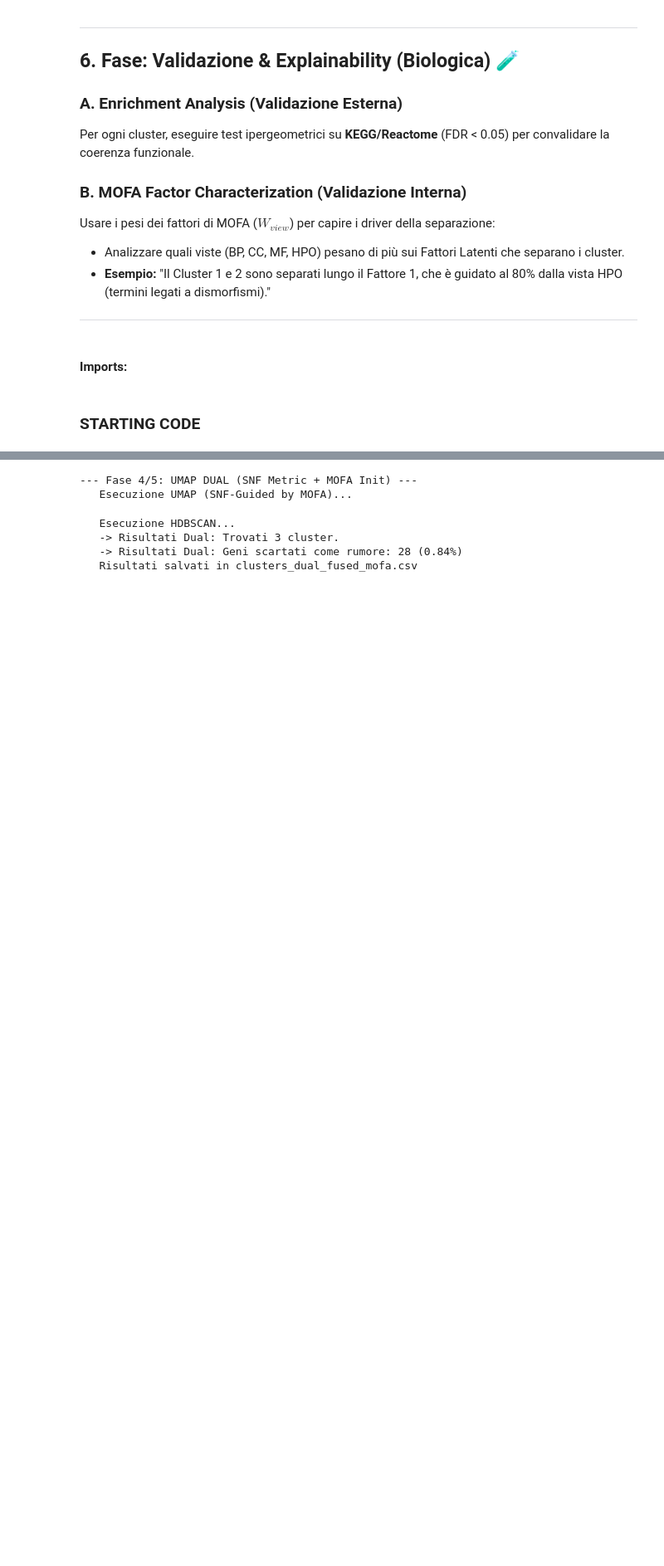
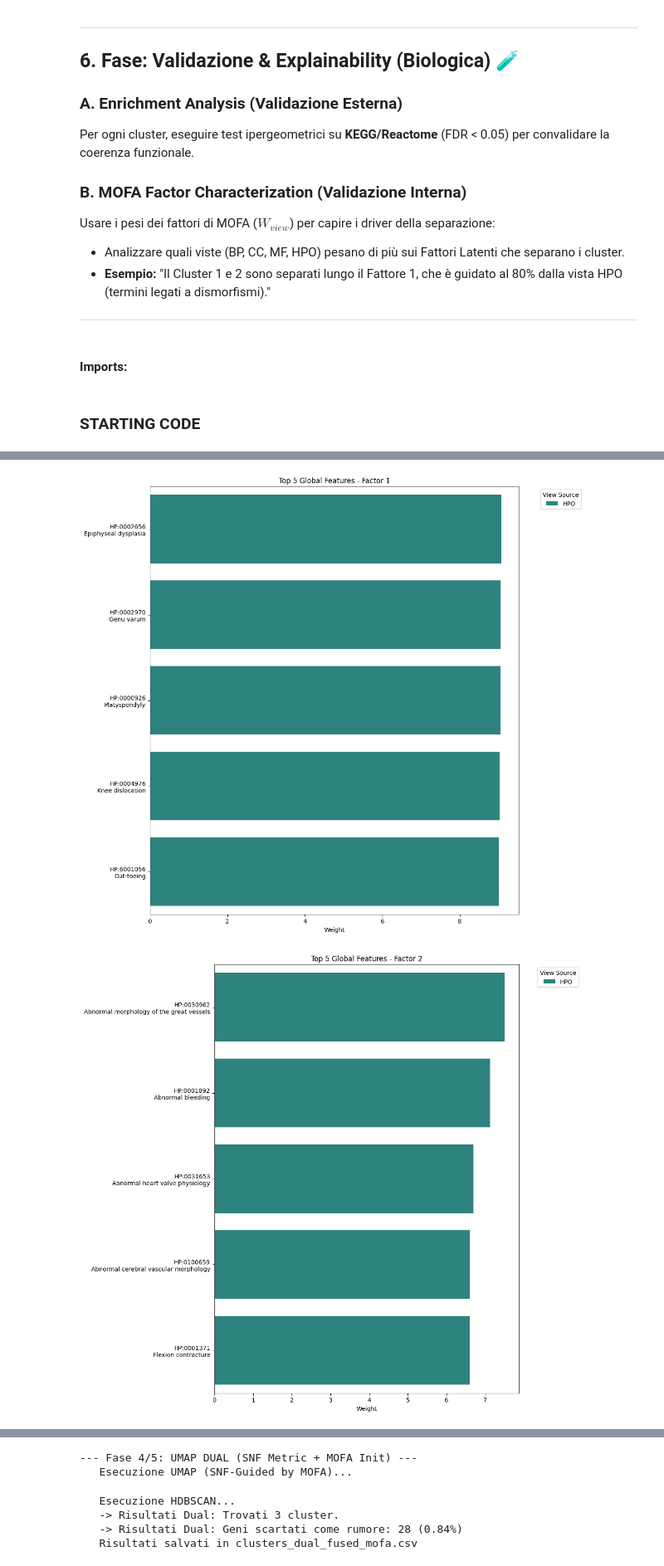
Before and after one commit to GuerineHoussem/ScientificVisualization, a Jupyter notebook: assignment_2.ipynb, the cells around one changed output, grey strips where cells are left out. Shown at 83% size. Saved outputs shown, nothing was run; the diff lists cells and outputs as text; code cells hidden in the pictures; blank space fills up the shorter version.

```diff
--- a/assignment_2.ipynb
+++ b/assignment_2.ipynb
@@ -471,0 +788,6 @@ for key, filename in input_files.items():
+# %%
+for factor_idx in range(5):
+    plot_all_views_aggregated(factor_index=factor_idx, n_top=5)
+# %% [output]
+[figure, added]
+[figure, added]
```
Also changed, not shown: parts of 10 cells of this notebook, 1 other file.
